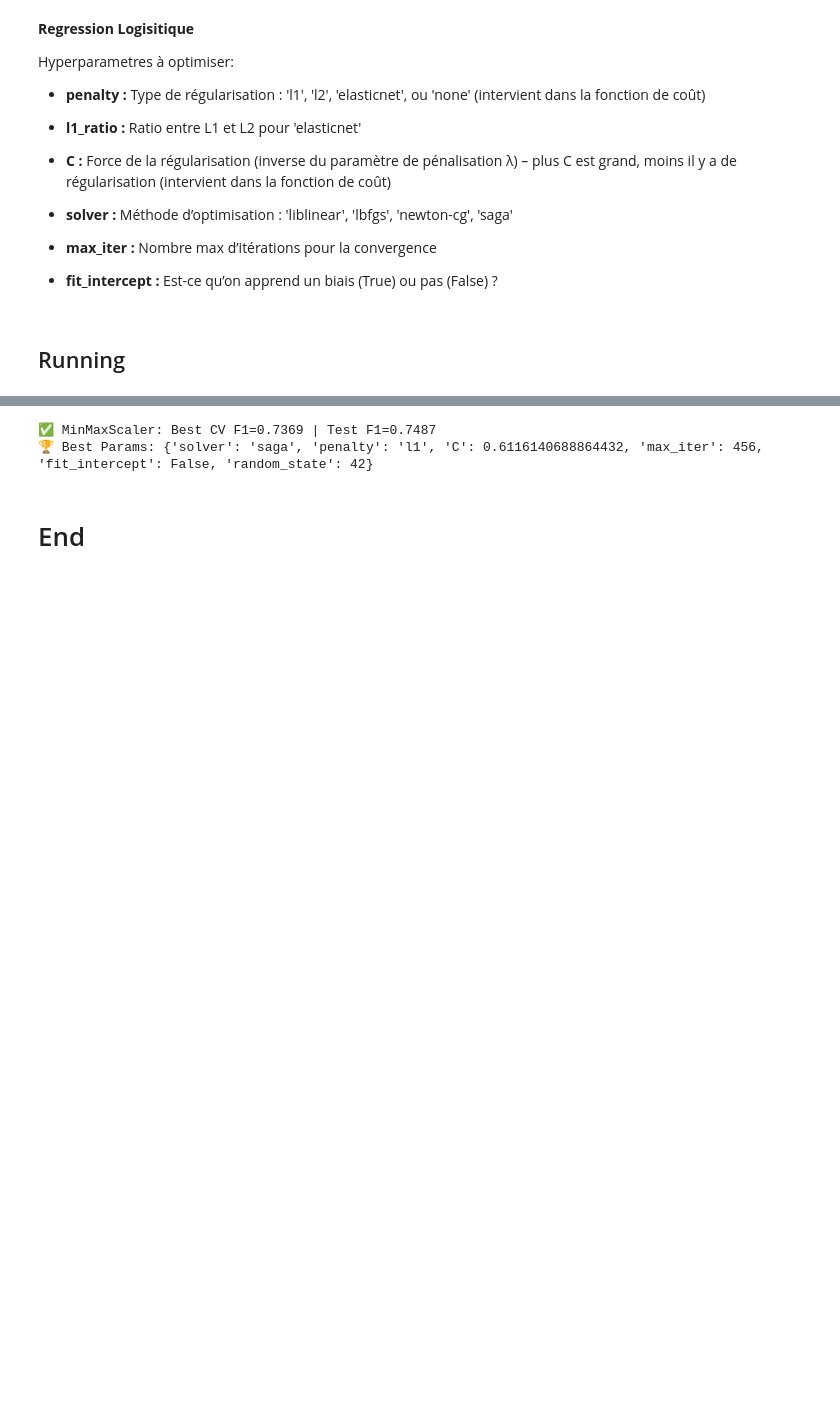
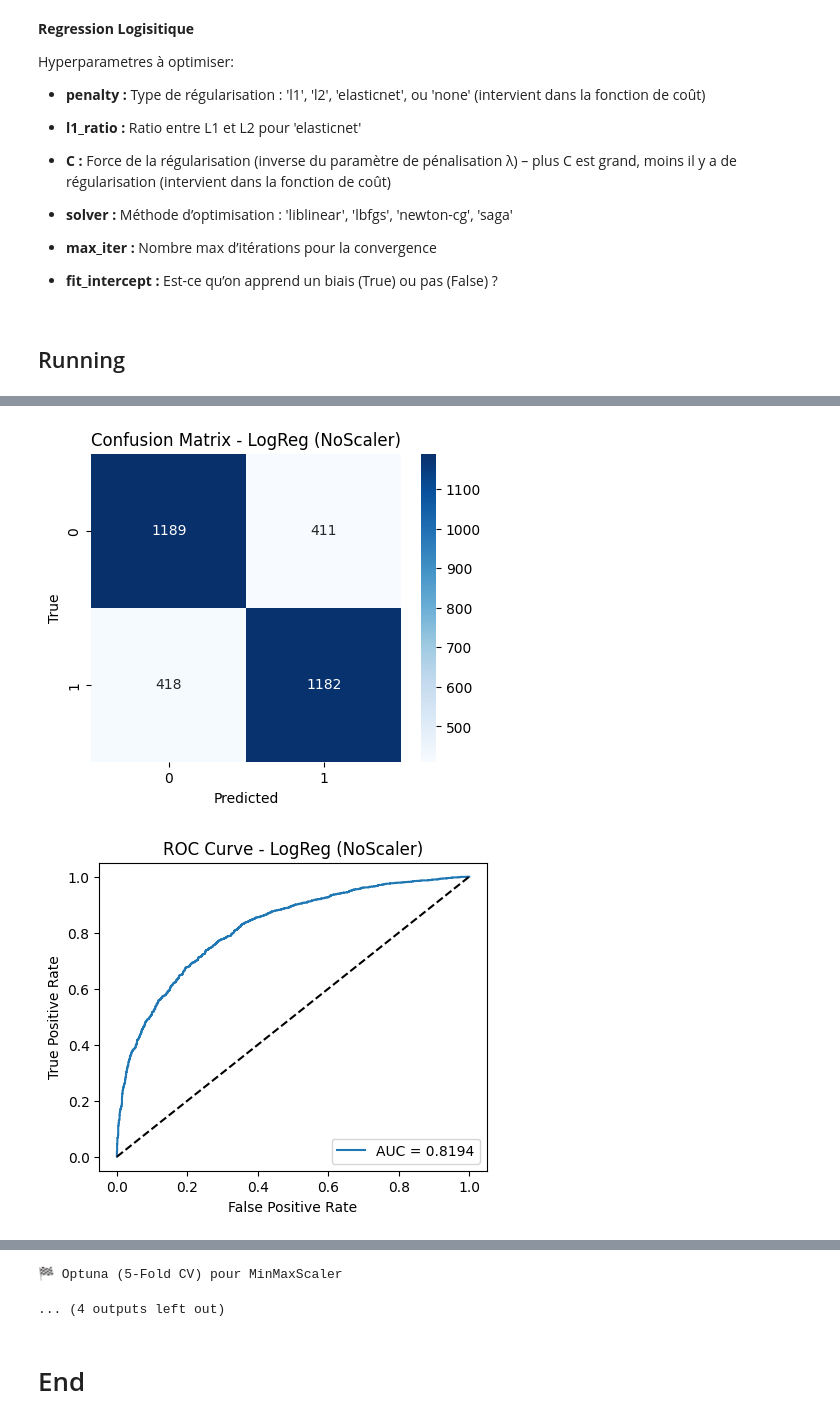
Before and after one commit to KamelBenstaali/OpenClassroomP7, a Jupyter notebook: Mes_notebooks/Model_1_simple/notebook_01.ipynb, the cells around one changed output, grey strips where cells are left out. Saved outputs shown, nothing was run; the diff lists cells and outputs as text; code cells hidden in the pictures; blank space fills up the shorter version.

Commit message:
Centralisation modelisation simple + tests sur les tweets exemples

```diff
--- a/Mes_notebooks/Model_1_simple/notebook_01.ipynb
+++ b/Mes_notebooks/Model_1_simple/notebook_01.ipynb
@@ -1008,6 +1132,13 @@ Hyperparametres à optimiser:
 # %% [markdown]
 ## Running
 # %%
+import json
+import os
+
+EVAL_ARTIFACT_DIR = lambda scaler: f"{EVAL_DIR_PREFIX}{scaler.lower()}"
+MODEL_ARTIFACT_DIR = lambda scaler: f"{MODEL_DIR_PREFIX}{scaler.lower()}"
+INFERENCE_EXAMPLE = ["I love how friendly this app is!"]
+
 # ===========================================
 # Logistic Regression + Optuna + MLflow (5-Fold CV + tracés complets)
 # ===========================================
@@ -1040,12 +1171,16 @@ N_FOLDS         = 5
 # ------------------------------
 # 1) DATA
 # ------------------------------
+feature_columns = None
 X = final_df.drop(columns=[TARGET_COL])
+feature_columns = X.columns
 y = final_df[TARGET_COL]
 
 X_train, X_test, y_train, y_test = train_test_split(
     X, y, test_size=0.20, random_state=42, stratify=y
 )
+
+best_models_payload = {}
 
 # ------------------------------
 # 2) SCALERS
@@ -1278,4 +1413,32 @@ for scaler_name, scaler in scaler_configs.items():
 
         print(f"✅ {scaler_name}: Best CV F1={best_f1_val:.4f} | Test F1={test_f1:.4f}")
         print(f"🏆 Best Params: {best_params}")
+
+        # ---- Local artifacts (figures + model package) ----
+        eval_dir = EVAL_ARTIFACT_DIR(scaler_name)
+
+        fig_cm_local = create_confusion_matrix_figure(y_test, y_pred_test, title=f"Confusion Matrix - LogReg ({scaler_name})")
+        log_and_display_figure(fig_cm_local, "confusion_matrix.png", artifact_dir=eval_dir)
+
+        fig_roc_local, auc_local = create_roc_curve_figure(y_test, best_model.predict_proba(X_test_scaled)[:, 1], title=f"ROC Curve - LogReg ({scaler_name})")
+        log_and_display_figure(fig_roc_local, "roc_curve.png", artifact_dir=eval_dir)
+
+        inference_features = build_features_for_texts(INFERENCE_EXAMPLE, tfidf, feature_columns)
+        if scaler is not None:
+            inference_features_scaled = scaler.transform(inference_features)
+        else:
+            inference_features_scaled = inference_features
+        save_and_log_model_artifacts(
+            model=best_model,
+            scaler=scaler,
+            tfidf=tfidf,
+            feature_columns=feature_columns,
+            artifact_dir_name=MODEL_ARTIFACT_DIR(scaler_name),
+            artifact_path=f"model_package_logreg_{scaler_name}",
+            extra_info={"scaler": scaler_name},
+            input_example={"text": INFERENCE_EXAMPLE, "features": inference_features_scaled.tolist() if hasattr(inference_features_scaled, "tolist") else None},
+        )
+
+        best_models_payload = globals().get('best_models_payload', {})
+        best_models_payload[scaler_name] = {"model": best_model, "scaler": scaler, "features": feature_columns}
 # %% [output]
@@ -1300,0 +1460,2 @@ for scaler_name, scaler in scaler_configs.items():
+[figure, added]
+[figure, added]
@@ -1327,4 +1479,4 @@ for scaler_name, scaler in scaler_configs.items():
-✅ MinMaxScaler: Best CV F1=0.7369 | Test F1=0.7487
-🏆 Best Params: {'solver': 'saga', 'penalty': 'l1', 'C': 0.6116140688864432, 'max_iter': 456, 'fit_intercept': False, 'random_state': 42}
+🏁 Optuna (5-Fold CV) pour MinMaxScaler
+... (4 outputs left out)
 # %% [markdown]
 # End
```
Also changed, not shown: parts of 6 cells of this notebook, 1 other file.
